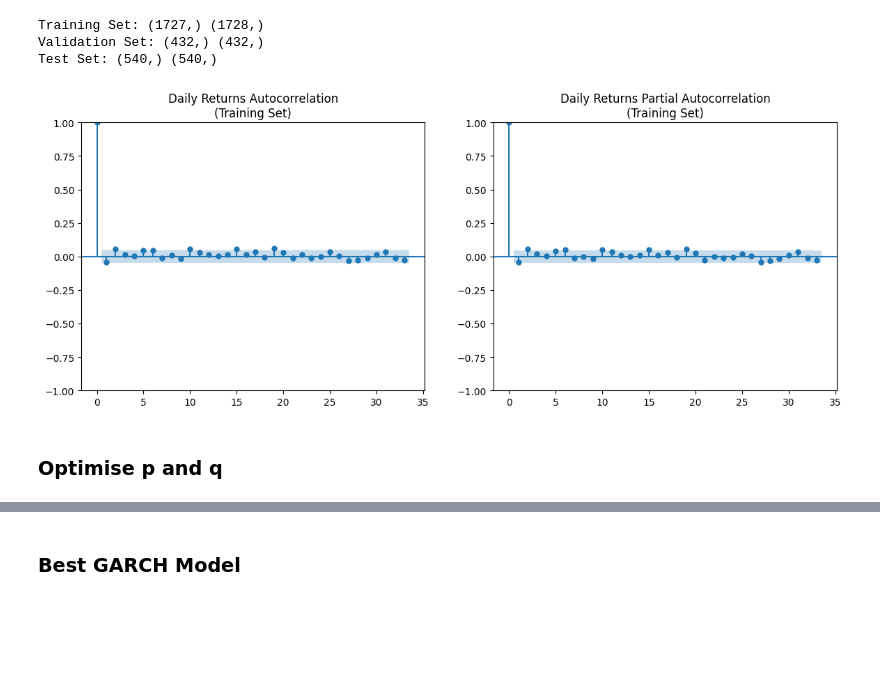
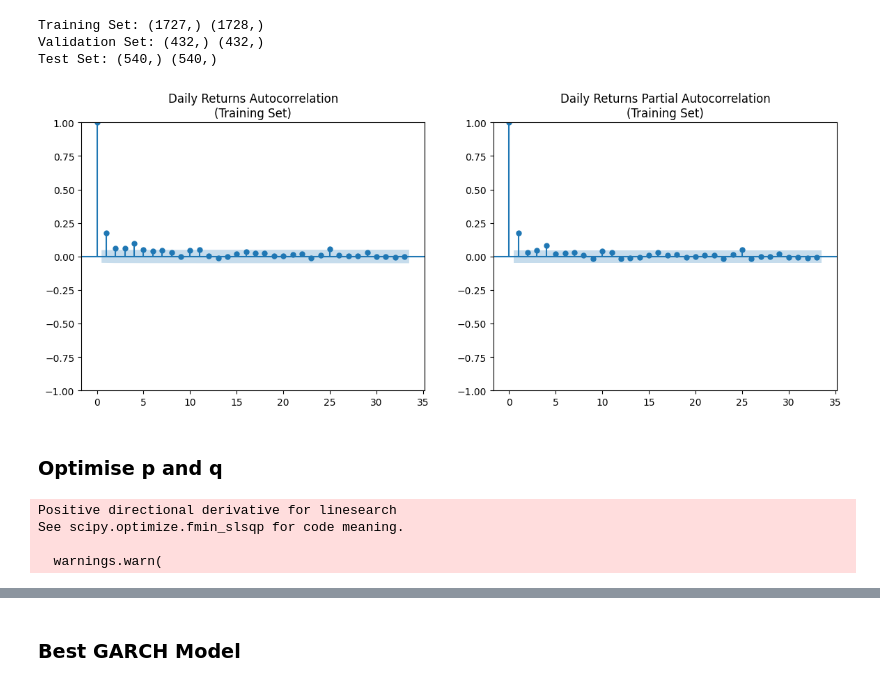
Before and after one commit to zhyoung17/crypto-rv-forecast, a Jupyter notebook: notebooks/models/GARCH.ipynb, the cells around one changed output, grey strips where cells are left out. Cells and saved outputs as stored; diff of their text form; code cells hidden in the pictures; blank space fills up the shorter version.

```diff
--- a/notebooks/models/GARCH.ipynb
+++ b/notebooks/models/GARCH.ipynb
@@ -35,9 +36,10 @@ df.tail(2)
 # %%
 # Train-Test Split (80% train, 10% validation, 10% test)
 # (daily_return would be the input for GARCH models)
+df['log_return'] = np.log(df['close'] / df['close'].shift(1))
 
 train_size = int(0.8 * len(df))
-r_train, r_test = df.daily_return[:train_size], df.daily_return[train_size:]
+r_train, r_test = df.log_return[:train_size], df.log_return[train_size:]
 RV_train, RV_test = df['RV_d,t'][:train_size], df['RV_d,t'][train_size:]
 
 # Reserve one part of training data for validation
@@ -59,11 +61,11 @@ Test Set: (540,) (540,)
 # %%
 # Visualize the ACF and PACF of the returns
 fig, ax = plt.subplots(1, 2, figsize=(14, 5))
-plot_acf(r_train, title='Daily Returns Autocorrelation\n(Training Set)', ax=ax[0])
-plot_pacf(r_train, title='Daily Returns Partial Autocorrelation\n(Training Set)', ax=ax[1])
+plot_acf(r_train**2, title='Daily Returns Autocorrelation\n(Training Set)', ax=ax[0])
+plot_pacf(r_train**2, title='Daily Returns Partial Autocorrelation\n(Training Set)', ax=ax[1])
 plt.show()
 # %% [output]
-[figure, old version]
+[figure, new version]
 # %% [markdown]
 ### Optimise p and q
 # %%
@@ -71,8 +73,8 @@ plt.show()
 results = []
 
 # Define range of p and q values to test
-p_range = range(1, 5)
-q_range = range(1, 5)
+p_range = range(1, 10)
+q_range = range(1, 10)
 
 # Loop over all (p, q) combinations
 for p in p_range:
@@ -116,6 +118,11 @@ for p in p_range:
 
         except Exception as e:
             print(f"Skipping GARCH({p},{q}) due to error: {e}")
+# %% [output]
+Positive directional derivative for linesearch
+See scipy.optimize.fmin_slsqp for code meaning.
+
+  warnings.warn(
 # %%
 # Convert results to a DataFrame
 gm_results = pd.DataFrame(results, columns=['p', 'q', 'MSE', 'RMSE', 'MAPE', 'R2'])
```
Also changed, not shown: parts of 8 cells of this notebook, 1 other file.
